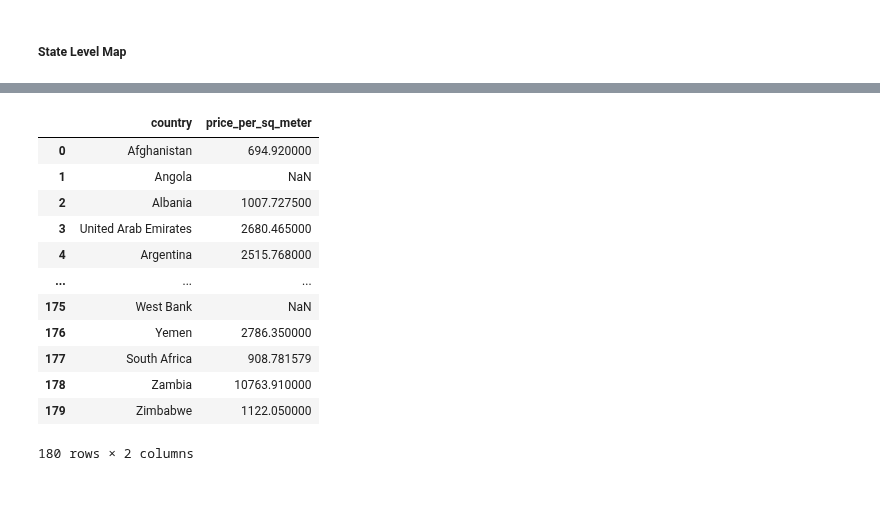
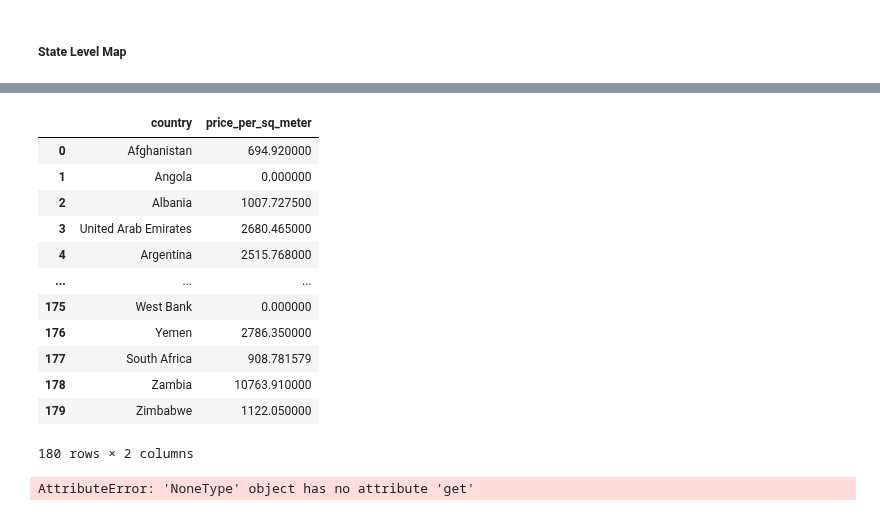
Before and after one commit to apsocarras/team-week, a Jupyter notebook: alex_work.ipynb, the cells around one changed output, grey strips where cells are left out. Saved outputs shown, nothing was run; the diff lists cells and outputs as text; code cells hidden in the pictures.

```diff
--- a/alex_work.ipynb
+++ b/alex_work.ipynb
@@ -248,6 +248,6 @@ m
 # %%
-world = combo_locations[combo_locations.country!="United States"]
-world_data = world[['country','price_per_sq_meter']]
+# world = combo_locations[combo_locations.country!="United States"]
+world_data = combo_locations[['country','price_per_sq_meter']]
 world_data = world_data.groupby('country').mean("price_sq_meter").reset_index()
 world_data
 # %% [output]
@@ -267,29 +267,46 @@ world_data
 # %%
 with open("data/countries.geo.json", "r") as json_file:
     world_geo = json.load(json_file)
 
 ## Testing JSONpath for Folium.Choropleth
 in_json = []
 from jsonpath_ng import jsonpath, parse
 jsonpath_expression = parse("features[*].properties.name")
 for match in jsonpath_expression.find(world_geo):
   in_json.append(match.value)
-## Successfully identifies names of countries
+## Successfully identifies names of countries in geo.json file
 in_json_df = pd.DataFrame({"country":in_json})
-world_data2 = pd.merge(world_data, in_json_df, how="right", on="country")
+world_data2 = pd.merge(world_data, in_json_df, how="right", on="country").fillna(0) ## Ensures that the dataframe matches the geojson
 world_data2
 # %% [output]
 |  | country | price_per_sq_meter |
 | 0 | Afghanistan | 694.920000 |
-| 1 | Angola | NaN |
+| 1 | Angola | 0.000000 |
 | 2 | Albania | 1007.727500 |
 | 3 | United Arab Emirates | 2680.465000 |
 | 4 | Argentina | 2515.768000 |
 | ... | ... | ... |
-| 175 | West Bank | NaN |
+| 175 | West Bank | 0.000000 |
 | 176 | Yemen | 2786.350000 |
 | 177 | South Africa | 908.781579 |
 | 178 | Zambia | 10763.910000 |
 | 179 | Zimbabwe | 1122.050000 |
 180 rows × 2 columns
+# %%
+m2 = folium.Map(location=[48, -102], zoom_start=3)
+
+folium.Choropleth(
+    geo_data=world_geo,
+    name="choropleth",
+    data=world_data2,
+    columns=["country", "price_per_sq_meter"],
+    key_on = "features[*].properties.name" # accessed names successfully above...but not here? passing "features" results in ValueError: key_on `'features'` not found in GeoJSON. Even though there plainly is a 'features' key.
+    # the attribute error here results from the function not recognizing the 'features' key.
+
+).add_to(m2)
+
+folium.LayerControl().add_to(m2)
+m2
+# %% [output]
+AttributeError: 'NoneType' object has no attribute 'get'
 # %%
```
Also changed, not shown: parts of 8 cells of this notebook.
